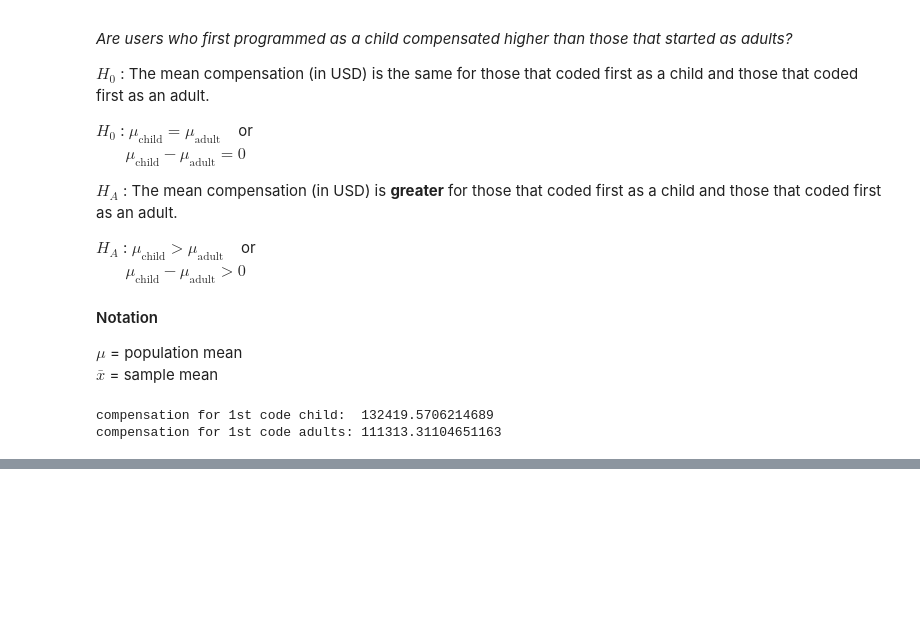
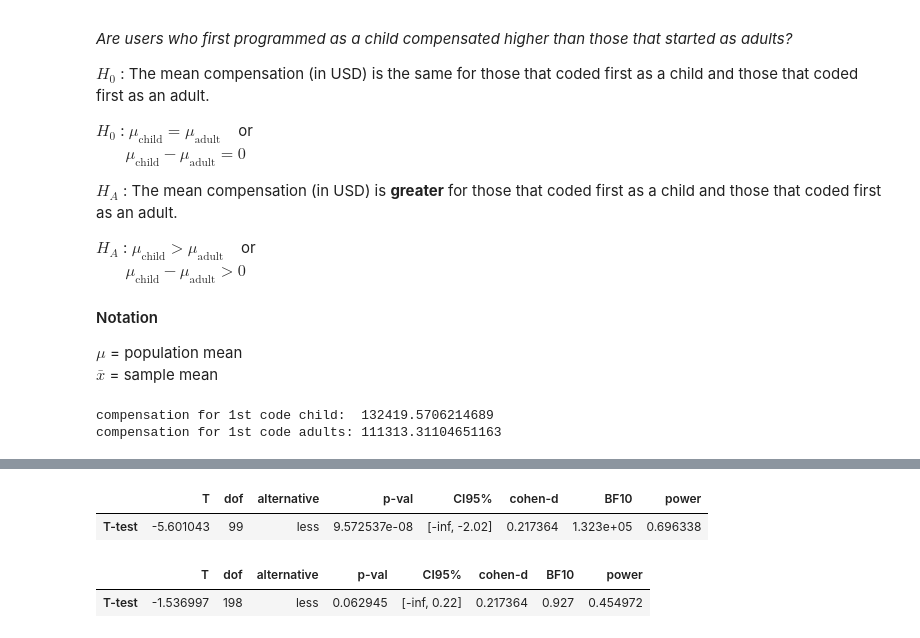
Before and after one commit to MichaelSzczepaniak/DataCamp, a Jupyter notebook: Tracks/Associate Data Scientist/29 Hypothesis Testing in Python/HypothesisTesting.ipynb, the cells around one changed output, grey strips where cells are left out. Cells and saved outputs as stored; diff of their text form; code cells hidden in the pictures; blank space fills up the shorter version.

```diff
--- a/Tracks/Associate Data Scientist/29 Hypothesis Testing in Python/HypothesisTesting.ipynb
+++ b/Tracks/Associate Data Scientist/29 Hypothesis Testing in Python/HypothesisTesting.ipynb
@@ -340,0 +485,21 @@ The **standard error** is computed differently depending on the test statistic.
+# %%
+# paired t-test - results in first 4 col's are the same
+pingouin.ttest(
+    x=sample_data['repub_percent_08'],
+    y=sample_data['repub_percent_12'],
+    paired=True,
+    alternative="less"  # left tail
+)
+# %% [output]
+|  | T | dof | alternative | p-val | CI95% | cohen-d | BF10 | power |
+| T-test | -5.601043 | 99 | less | 9.572537e-08 | [-inf, -2.02] | 0.217364 | 1.323e+05 | 0.696338 |
+# %%
+pingouin.ttest(
+    x=sample_data['repub_percent_08'],
+    y=sample_data['repub_percent_12'],
+    paired=False,  # notice how p-value increased
+    alternative="less"
+)
+# %% [output]
+|  | T | dof | alternative | p-val | CI95% | cohen-d | BF10 | power |
+| T-test | -1.536997 | 198 | less | 0.062945 | [-inf, 0.22] | 0.217364 | 0.927 | 0.454972 |
```
Also changed, not shown: parts of 24 cells of this notebook.
